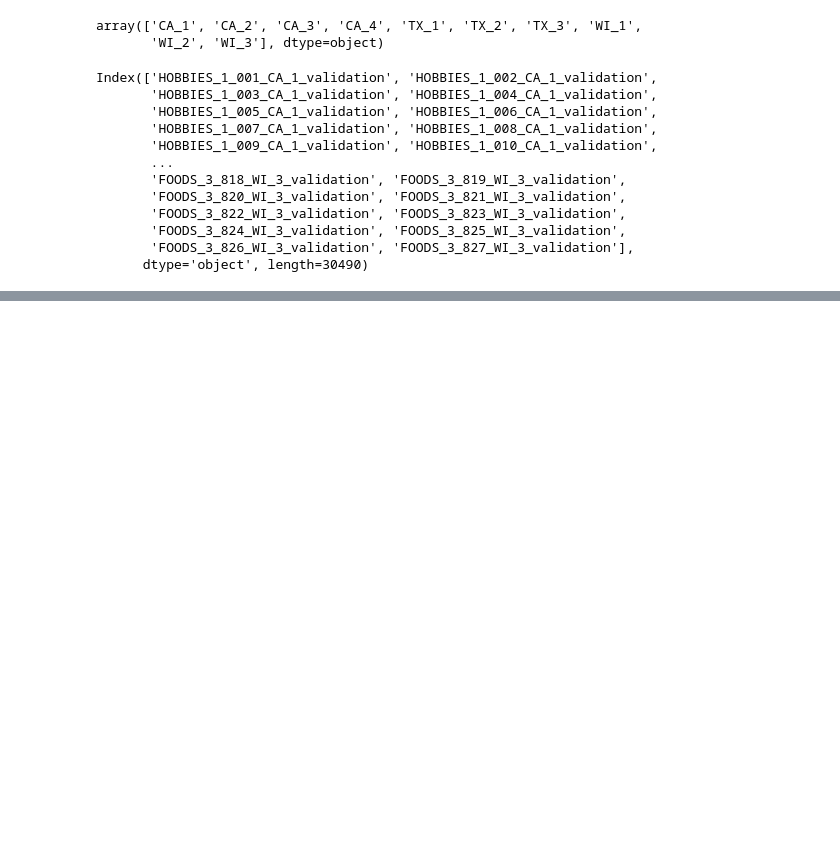
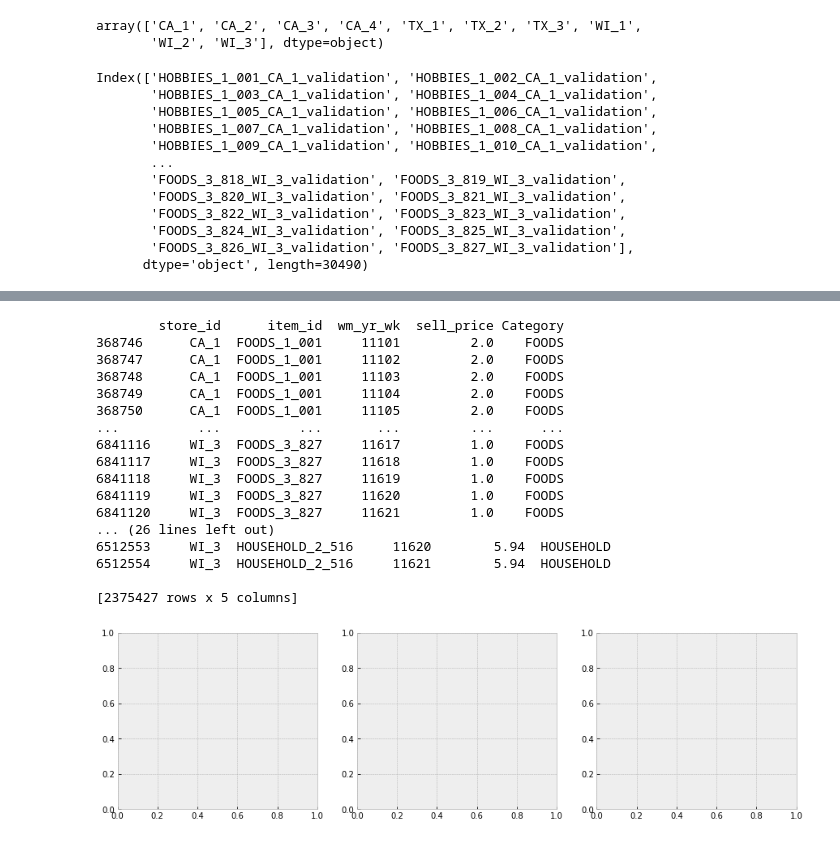
Before and after one commit to suhyun-cho/Dive-to-Kaggle, a Jupyter notebook: M5-Forecasting/M5-Forecasting-Starter-Data-Exploration.ipynb, the cells around one changed output, grey strips where cells are left out. Cells and saved outputs as stored; diff of their text form; code cells hidden in the pictures; blank space fills up the shorter version.

```diff
--- a/M5-Forecasting/M5-Forecasting-Starter-Data-Exploration.ipynb
+++ b/M5-Forecasting/M5-Forecasting-Starter-Data-Exploration.ipynb
@@ -398,0 +512,24 @@ plt.show()
+# %%
+fig, axs=plt.subplots(1,3, figsize=(15,4))
+i=0
+for cat, d in sellp.groupby('Category'):
+    print(d)
+# %% [output]
+        store_id      item_id  wm_yr_wk  sell_price Category
+368746      CA_1  FOODS_1_001     11101         2.0    FOODS
+368747      CA_1  FOODS_1_001     11102         2.0    FOODS
+368748      CA_1  FOODS_1_001     11103         2.0    FOODS
+368749      CA_1  FOODS_1_001     11104         2.0    FOODS
+368750      CA_1  FOODS_1_001     11105         2.0    FOODS
+...          ...          ...       ...         ...      ...
+6841116     WI_3  FOODS_3_827     11617         1.0    FOODS
+6841117     WI_3  FOODS_3_827     11618         1.0    FOODS
+6841118     WI_3  FOODS_3_827     11619         1.0    FOODS
+6841119     WI_3  FOODS_3_827     11620         1.0    FOODS
+6841120     WI_3  FOODS_3_827     11621         1.0    FOODS
+... (26 lines left out)
+6512553     WI_3  HOUSEHOLD_2_516     11620        5.94  HOUSEHOLD
+6512554     WI_3  HOUSEHOLD_2_516     11621        5.94  HOUSEHOLD
+
+[2375427 rows x 5 columns]
+[figure, added]
```
Also changed, not shown: parts of 28 cells of this notebook.
